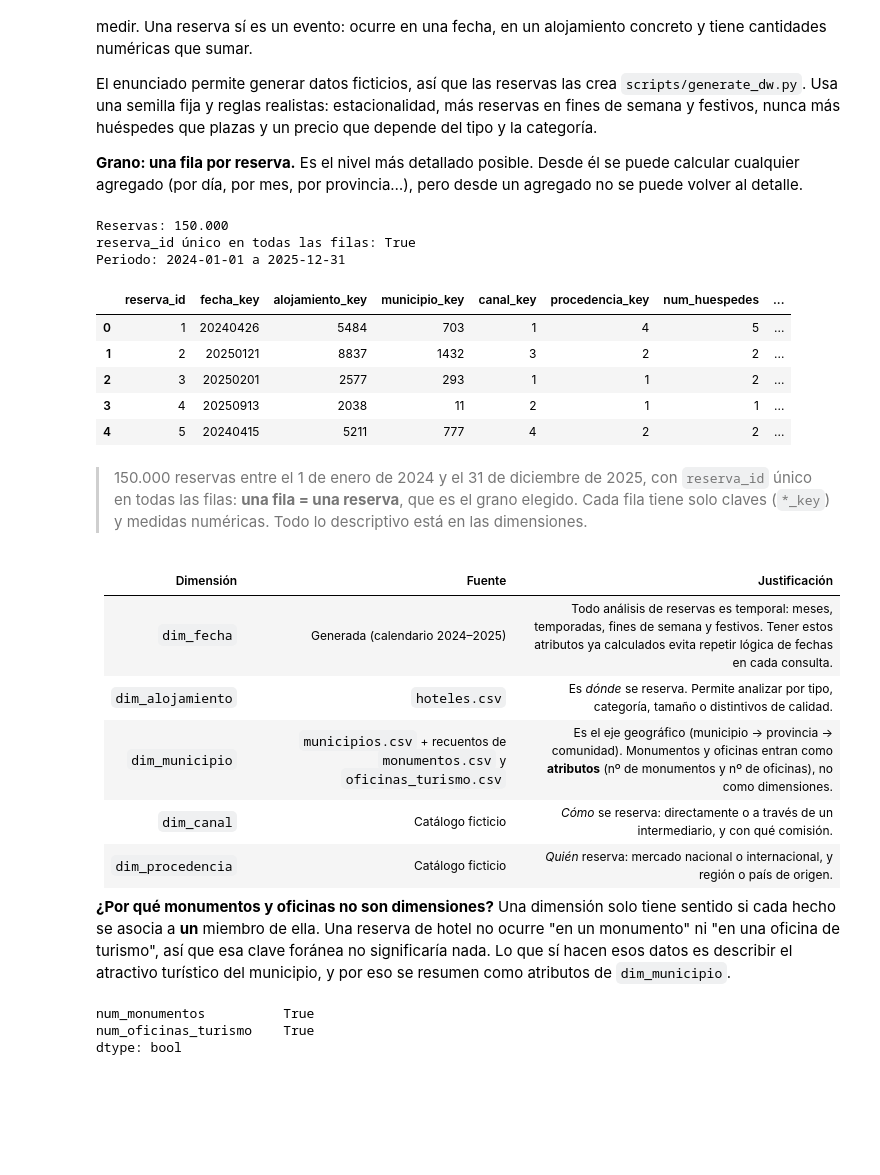
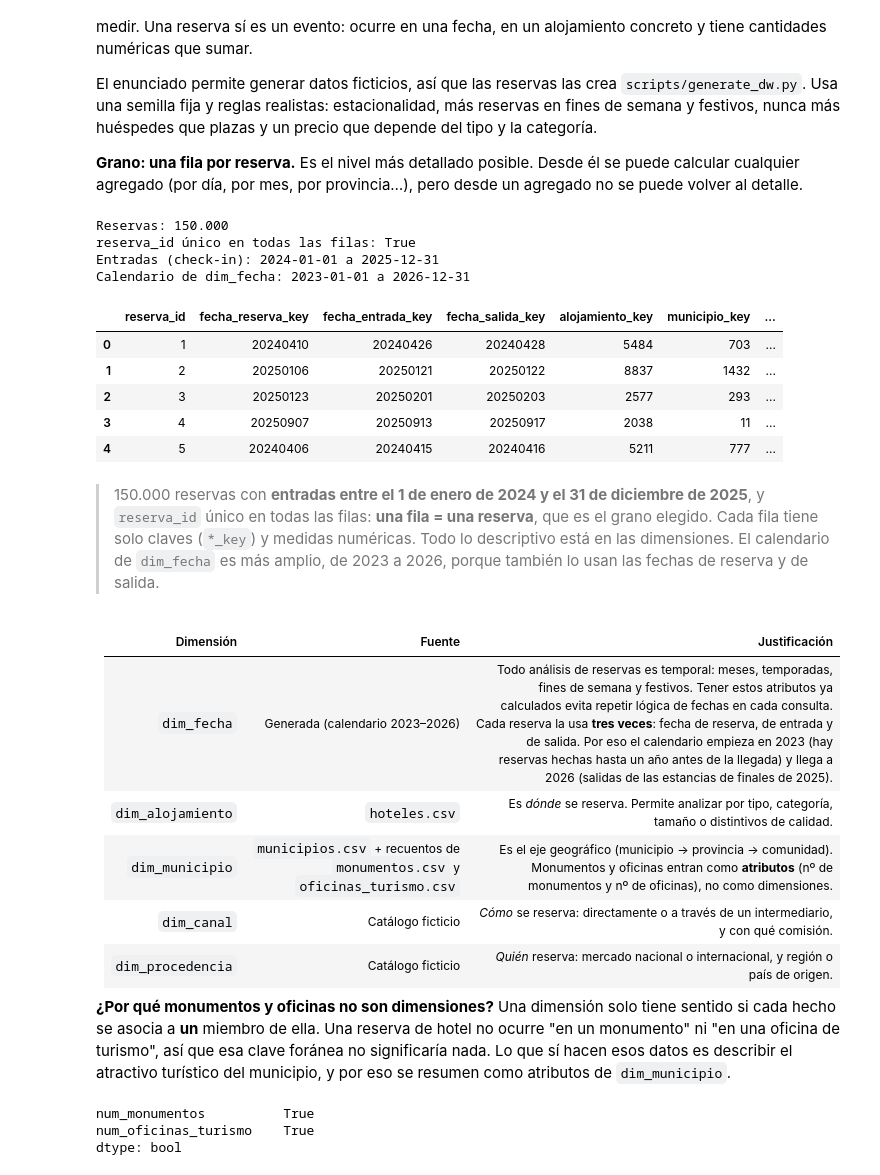
Before and after one commit to GeorgiF0x/SmartTour-BigData, a Jupyter notebook: notebooks/02_Lab05a_Data_Warehouse.ipynb, the cells around one changed output. Cells and saved outputs as stored; diff of their text form; code cells hidden in the pictures; blank space fills up the shorter version.

```diff
--- a/notebooks/02_Lab05a_Data_Warehouse.ipynb
+++ b/notebooks/02_Lab05a_Data_Warehouse.ipynb
@@ -285,35 +285,38 @@ El enunciado permite generar datos ficticios, así que las reservas las crea `sc
 # %%
 def load_dw(name):
     return pd.read_csv(DW_DIR / f"{name}.csv", dtype={"cod_ine": str, "cod_provincia": str, "n_registro": str})
 
 
 fact_reservas = load_dw("fact_reservas")
 dim_fecha = load_dw("dim_fecha")
 dim_municipio = load_dw("dim_municipio")
 dim_alojamiento = load_dw("dim_alojamiento")
 dim_canal = load_dw("dim_canal")
 dim_procedencia = load_dw("dim_procedencia")
 
 print(f"Reservas: {fmt_es(len(fact_reservas))}")
 print(f"reserva_id único en todas las filas: {fact_reservas['reserva_id'].is_unique}")
-print(f"Periodo: {dim_fecha['fecha'].min()} a {dim_fecha['fecha'].max()}")
+entradas = pd.to_datetime(fact_reservas["fecha_entrada_key"].astype(str))
+print(f"Entradas (check-in): {entradas.min():%Y-%m-%d} a {entradas.max():%Y-%m-%d}")
+print(f"Calendario de dim_fecha: {dim_fecha['fecha'].min()} a {dim_fecha['fecha'].max()}")
 fact_reservas.head()
 # %% [output]
 Reservas: 150.000
 reserva_id único en todas las filas: True
-Periodo: 2024-01-01 a 2025-12-31
+Entradas (check-in): 2024-01-01 a 2025-12-31
+Calendario de dim_fecha: 2023-01-01 a 2026-12-31
-|  | reserva_id | fecha_key | alojamiento_key | municipio_key | canal_key | procedencia_key | num_huespedes | ... |
-| 0 | 1 | 20240426 | 5484 | 703 | 1 | 4 | 5 | ... |
-| 1 | 2 | 20250121 | 8837 | 1432 | 3 | 2 | 2 | ... |
-| 2 | 3 | 20250201 | 2577 | 293 | 1 | 1 | 2 | ... |
-| 3 | 4 | 20250913 | 2038 | 11 | 2 | 1 | 1 | ... |
-| 4 | 5 | 20240415 | 5211 | 777 | 4 | 2 | 2 | ... |
+|  | reserva_id | fecha_reserva_key | fecha_entrada_key | fecha_salida_key | alojamiento_key | municipio_key | ... |
+| 0 | 1 | 20240410 | 20240426 | 20240428 | 5484 | 703 | ... |
+| 1 | 2 | 20250106 | 20250121 | 20250122 | 8837 | 1432 | ... |
+| 2 | 3 | 20250123 | 20250201 | 20250203 | 2577 | 293 | ... |
+| 3 | 4 | 20250907 | 20250913 | 20250917 | 2038 | 11 | ... |
+| 4 | 5 | 20240406 | 20240415 | 20240416 | 5211 | 777 | ... |
 # %% [markdown]
-> 150.000 reservas entre el 1 de enero de 2024 y el 31 de diciembre de 2025, con `reserva_id` único en todas las filas: **una fila = una reserva**, que es el grano elegido. Cada fila tiene solo claves (`*_key`) y medidas numéricas. Todo lo descriptivo está en las dimensiones.
+> 150.000 reservas con **entradas entre el 1 de enero de 2024 y el 31 de diciembre de 2025**, y `reserva_id` único en todas las filas: **una fila = una reserva**, que es el grano elegido. Cada fila tiene solo claves (`*_key`) y medidas numéricas. Todo lo descriptivo está en las dimensiones. El calendario de `dim_fecha` es más amplio, de 2023 a 2026, porque también lo usan las fechas de reserva y de salida.
 # %% [markdown]
 | Dimensión | Fuente | Justificación |
 |---|---|---|
-| `dim_fecha` | Generada (calendario 2024–2025) | Todo análisis de reservas es temporal: meses, temporadas, fines de semana y festivos. Tener estos atributos ya calculados evita repetir lógica de fechas en cada consulta. |
+| `dim_fecha` | Generada (calendario 2023–2026) | Todo análisis de reservas es temporal: meses, temporadas, fines de semana y festivos. Tener estos atributos ya calculados evita repetir lógica de fechas en cada consulta. Cada reserva la usa **tres veces**: fecha de reserva, de entrada y de salida. Por eso el calendario empieza en 2023 (hay reservas hechas hasta un año antes de la llegada) y llega a 2026 (salidas de las estancias de finales de 2025). |
 | `dim_alojamiento` | `hoteles.csv` | Es *dónde* se reserva. Permite analizar por tipo, categoría, tamaño o distintivos de calidad. |
 | `dim_municipio` | `municipios.csv` + recuentos de `monumentos.csv` y `oficinas_turismo.csv` | Es el eje geográfico (municipio → provincia → comunidad). Monumentos y oficinas entran como **atributos** (nº de monumentos y nº de oficinas), no como dimensiones. |
 | `dim_canal` | Catálogo ficticio | *Cómo* se reserva: directamente o a través de un intermediario, y con qué comisión. |
```
Also changed, not shown: parts of 5 cells of this notebook, 14 other files.
